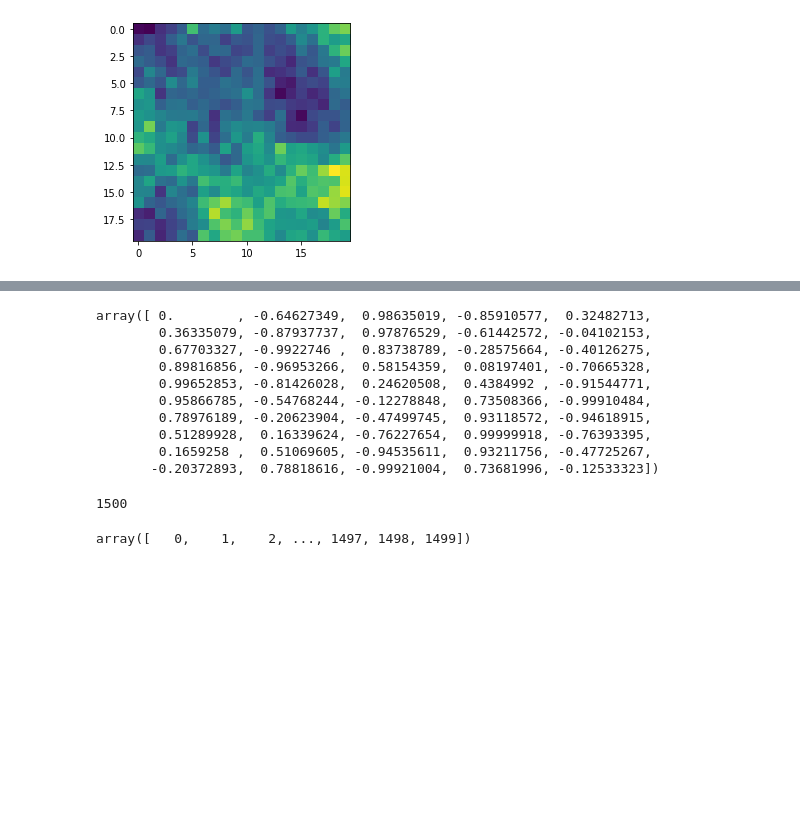
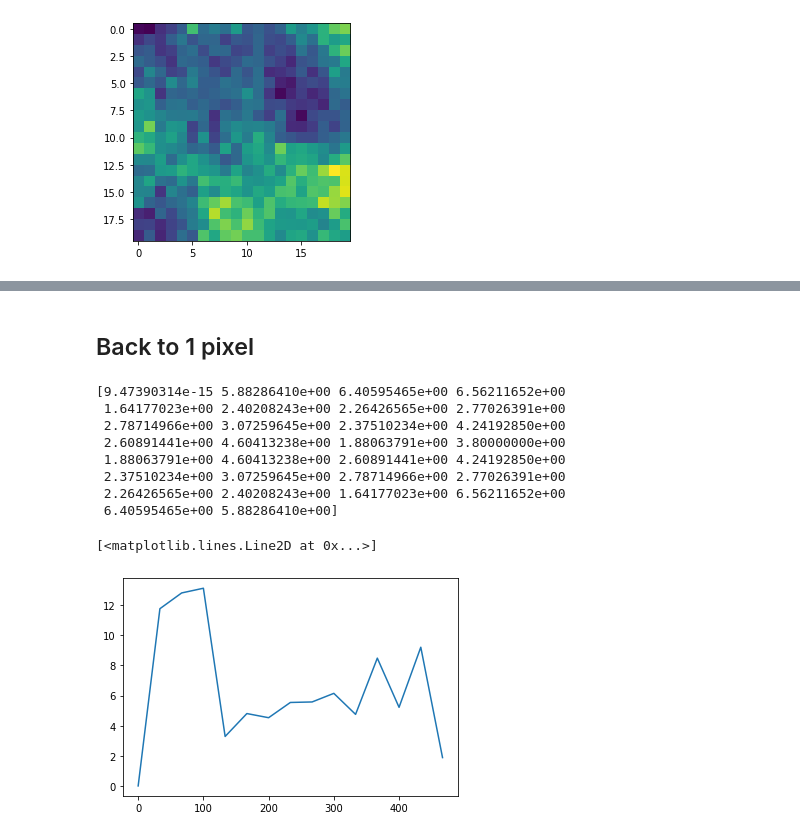
Before and after one commit to Laura190/FluctuatingIntensities, a Jupyter notebook: FluctuatingIntensities.ipynb, the cells around one changed output, grey strips where cells are left out. Drawn from its saved outputs; the diff is of its cells as text; code cells hidden in the pictures; blank space fills up the shorter version.

Commit message:
Added approximate frequency spectrum

```diff
--- a/FluctuatingIntensities.ipynb
+++ b/FluctuatingIntensities.ipynb
@@ -191,19 +214,23 @@ plt.plot(fd,P1)
-# %%
-np.sin(2*np.pi*Hz1*t)
-# %% [output]
-array([ 0.        , -0.64627349,  0.98635019, -0.85910577,  0.32482713,
-        0.36335079, -0.87937737,  0.97876529, -0.61442572, -0.04102153,
-        0.67703327, -0.9922746 ,  0.83738789, -0.28575664, -0.40126275,
-        0.89816856, -0.96953266,  0.58154359,  0.08197401, -0.70665328,
-        0.99652853, -0.81426028,  0.24620508,  0.4384992 , -0.91544771,
-        0.95866785, -0.54768244, -0.12278848,  0.73508366, -0.99910484,
-        0.78976189, -0.20623904, -0.47499745,  0.93118572, -0.94618915,
-        0.51289928,  0.16339624, -0.76227654,  0.99999918, -0.76393395,
-        0.1659258 ,  0.51069605, -0.94535611,  0.93211756, -0.47725267,
-       -0.20372893,  0.78818616, -0.99921004,  0.73681996, -0.12533323])
-# %%
-print(L)
-np.arange(0,L,1)
-# %% [output]
-1500
-array([   0,    1,    2, ..., 1497, 1498, 1499])
+# %% [markdown]
+## Back to 1 pixel
+# %%
+Fs=1000; #Sample freqency
+L=30 # Length of signal
+
+v_fft=fft.fft(v_fluct)
+P2=abs(v_fft/L) #2 sided spectrum\n",
+P1=P2[0:int(L/2)]; #1 sided spectrum\n",
+P1[1:len(P1)-1]=2*P1[1:len(P1)-1];
+fd=Fs*np.arange(0,L/2,1)/L; #Freqency fomain\n",
+plt.plot(fd,P1)
+# %% [output]
+[9.47390314e-15 5.88286410e+00 6.40595465e+00 6.56211652e+00
+ 1.64177023e+00 2.40208243e+00 2.26426565e+00 2.77026391e+00
+ 2.78714966e+00 3.07259645e+00 2.37510234e+00 4.24192850e+00
+ 2.60891441e+00 4.60413238e+00 1.88063791e+00 3.80000000e+00
+ 1.88063791e+00 4.60413238e+00 2.60891441e+00 4.24192850e+00
+ 2.37510234e+00 3.07259645e+00 2.78714966e+00 2.77026391e+00
+ 2.26426565e+00 2.40208243e+00 1.64177023e+00 6.56211652e+00
+ 6.40595465e+00 5.88286410e+00]
+[<matplotlib.lines.Line2D at 0x...>]
+[figure, added]
```
Also changed, not shown: parts of 21 cells of this notebook.
